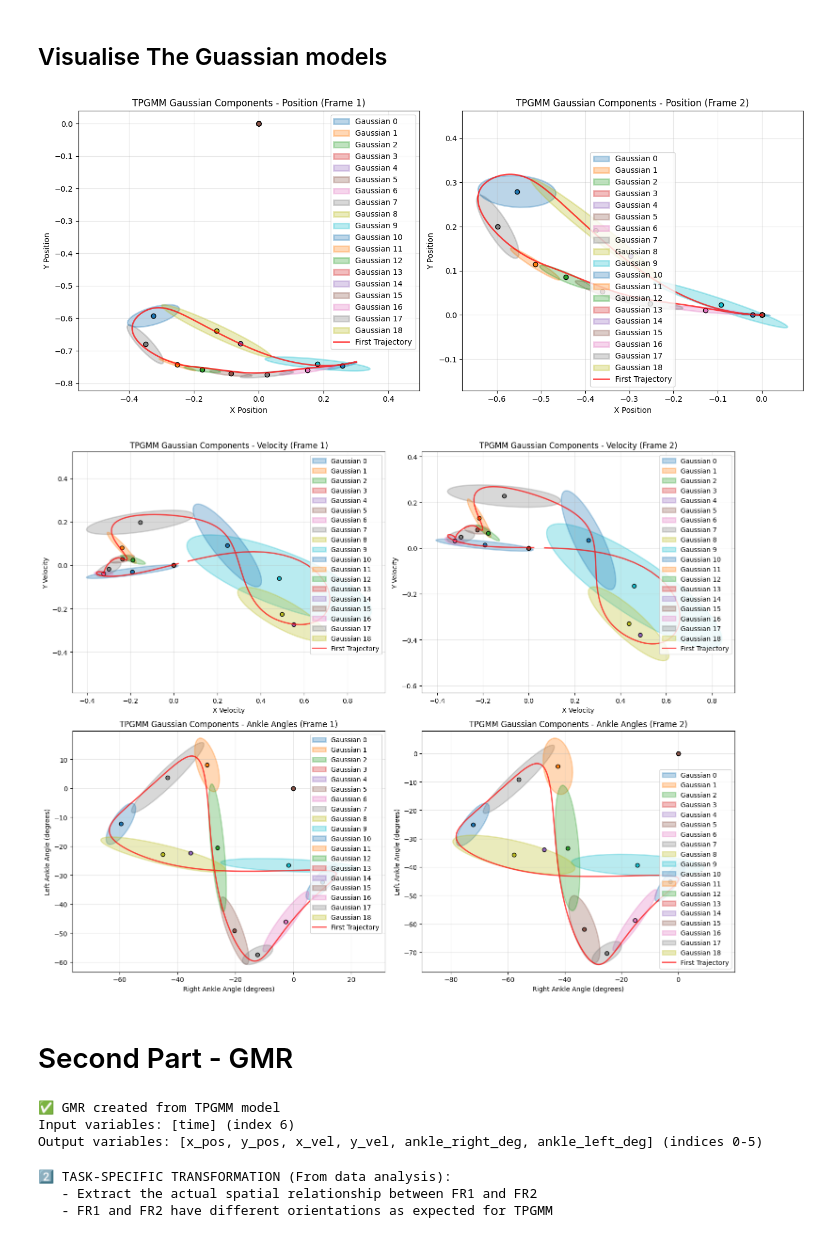
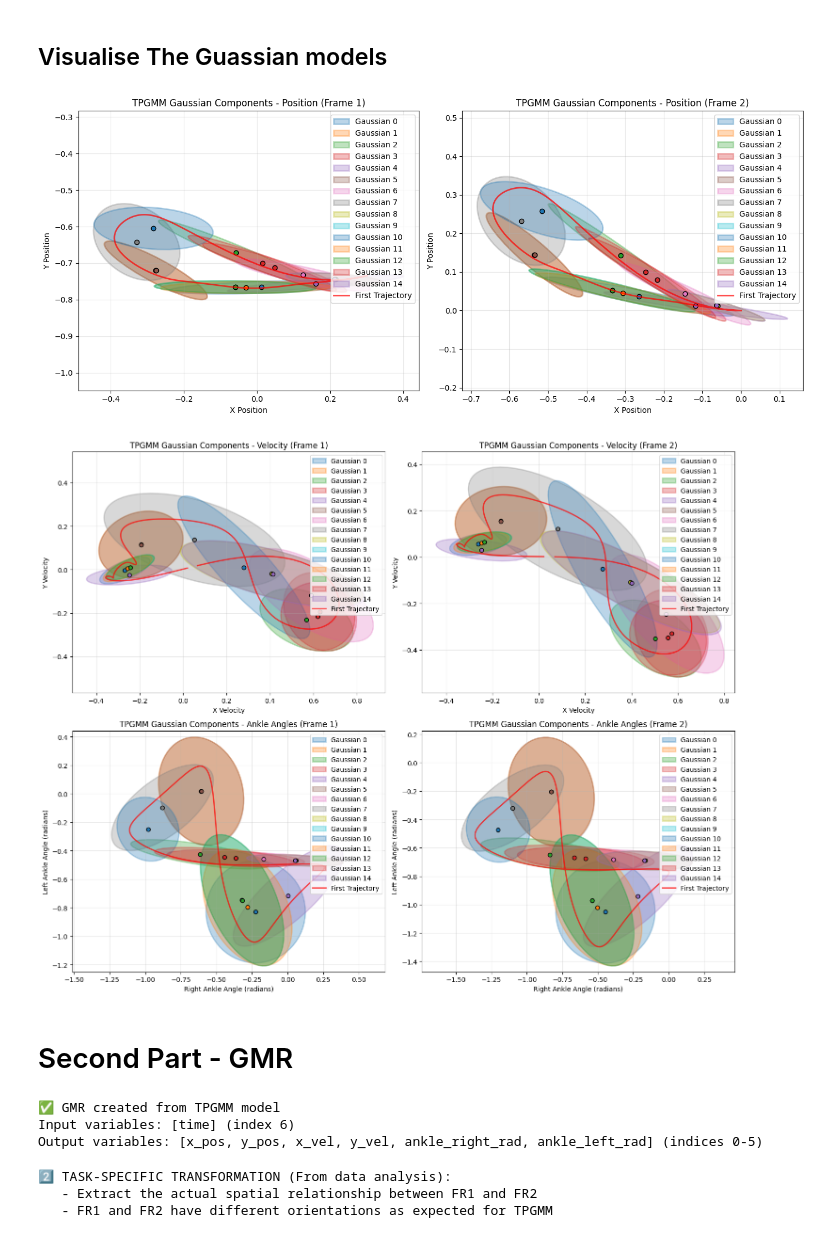
Before and after one commit to cocorock/Gait-analysis-coupled, a Jupyter notebook: TaskPaGMMM/examples/gait_example_modifiedV2.ipynb, the cells around one changed output. Cells and saved outputs as stored; diff of their text form; code cells hidden in the pictures.

```diff
--- a/TaskPaGMMM/examples/gait_example_modifiedV2.ipynb
+++ b/TaskPaGMMM/examples/gait_example_modifiedV2.ipynb
@@ -39,25 +41,27 @@ for demo_fr1, demo_fr2 in zip(fr1_data, fr2_data):
     # For FR1: right ankle position, velocity, and angle data with time
     pos_fr1 = np.array(demo_fr1['right_ankle_pos']).T  # Shape: (200, 2)
     vel_fr1 = np.array(demo_fr1['right_ankle_vel']).T  # Shape: (200, 2)
-    ankle_right_deg_fr1 = np.array(demo_fr1['ankle_right_deg']).reshape(-1, 1)  # Shape: (200, 1)
-    ankle_left_deg_fr1 = np.array(demo_fr1['ankle_left_deg']).reshape(-1, 1)   # Shape: (200, 1)
+    # Convert ankle angles from degrees to radians at the source
+    ankle_right_rad_fr1 = np.deg2rad(np.array(demo_fr1['ankle_right_deg'])).reshape(-1, 1)  # Shape: (200, 1)
+    ankle_left_rad_fr1 = np.deg2rad(np.array(demo_fr1['ankle_left_deg'])).reshape(-1, 1)   # Shape: (200, 1)
 
     # Create time vector for this demonstration
     num_steps = pos_fr1.shape[0]
     time_demo = np.linspace(0, 1, num_steps).reshape(-1, 1)
 
-    # Stack features: [x_pos, y_pos, x_vel, y_vel, ankle_right_deg, ankle_left_deg, time]
-    traj1 = np.hstack([pos_fr1, vel_fr1, ankle_right_deg_fr1, ankle_left_deg_fr1, time_demo])
+    # Stack features: [x_pos, y_pos, x_vel, y_vel, ankle_right_rad, ankle_left_rad, time]
+    traj1 = np.hstack([pos_fr1, vel_fr1, ankle_right_rad_fr1, ankle_left_rad_fr1, time_demo])
     trajectories_fr1.append(traj1)
 
     # For FR2: right ankle position, velocity, and angle data with time
     pos_fr2 = np.array(demo_fr2['right_ankle_pos']).T  # Shape: (200, 2)
     vel_fr2 = np.array(demo_fr2['right_ankle_vel']).T  # Shape: (200, 2)
-    ankle_right_deg_fr2 = np.array(demo_fr2['ankle_right_deg']).reshape(-1, 1)  # Shape: (200, 1)
-    ankle_left_deg_fr2 = np.array(demo_fr2['ankle_left_deg']).reshape(-1, 1)   # Shape: (200, 1)
+    # Convert ankle angles from degrees to radians at the source
+    ankle_right_rad_fr2 = np.deg2rad(np.array(demo_fr2['ankle_right_deg'])).reshape(-1, 1)  # Shape: (200, 1)
+    ankle_left_rad_fr2 = np.deg2rad(np.array(demo_fr2['ankle_left_deg'])).reshape(-1, 1)   # Shape: (200, 1)
 
-    # Stack features: [x_pos, y_pos, x_vel, y_vel, ankle_right_deg, ankle_left_deg, time]
-    traj2 = np.hstack([pos_fr2, vel_fr2, ankle_right_deg_fr2, ankle_left_deg_fr2, time_demo])
+    # Stack features: [x_pos, y_pos, x_vel, y_vel, ankle_right_rad, ankle_left_rad, time]
+    traj2 = np.hstack([pos_fr2, vel_fr2, ankle_right_rad_fr2, ankle_left_rad_fr2, time_demo])
     trajectories_fr2.append(traj2)
 
 # Convert lists to numpy arrays
@@ -67,7 +71,7 @@ trajectories_fr2 = np.array(trajectories_fr2)
 print(f"Trajectories FR1 shape: {trajectories_fr1.shape}")
 print(f"Trajectories FR2 shape: {trajectories_fr2.shape}")
 print(f"Number of demonstrations: {len(trajectories_fr1)}")
-print(f"Features: [x_pos, y_pos, x_vel, y_vel, ankle_right_deg, ankle_left_deg, time]")
+print(f"Features: [x_pos, y_pos, x_vel, y_vel, ankle_right_rad, ankle_left_rad, time]")
 # %% [output]
 Trajectories FR1 shape: (11, 200, 7)
 Trajectories FR2 shape: (11, 200, 7)
@@ -642,7 +646,9 @@ Fitting TPGMM
 best_n_components = None
 lowest_bic_score = float('inf')
 bic_scores = []
-n_components_range = range(3, 20)  # Test components from 3 to 14
+n_components_range = range(3, 31)  # Test components from 3 to 14
+threshold_Value = 1e-5  # Convergence threshold
+reg_factor_Value = 1e-15    # Regularization factor to avoid singularities
 
 print("Starting TPGMM model selection with corrected data...")
 print(f"Testing number of components from {min(n_components_range)} to {max(n_components_range)}")
@@ -655,7 +661,7 @@ for n_components in n_components_range:
     print(f'Fitting TPGMM with n_components={n_components}...')
 
     # Define the TPGMM model with the current n_components
-    tpgmm_temp = TPGMM(n_components=n_components, verbose=False, threshold=1e-3, reg_factor=1e-7)
+    tpgmm_temp = TPGMM(n_components=n_components, verbose=False, threshold=threshold_Value, reg_factor=reg_factor_Value)  ##<========
 
     # Fit the model with the trajectories
     print('Data check passed. Fitting the model...')
@@ -764,8 +770,7 @@ Components | BIC Score
 # %%
 print(f'\\nDefining final TPGMM with the optimal n_components={best_n_components}...')
 print("Training with corrected data (no artificial rotation)")
-tpgmm = TPGMM(n_components=best_n_components, verbose=True, reg_factor=1e-7, threshold=1e-3)
-print('Data check passed. Fitting the final model...')
+tpgmm = TPGMM(n_components=best_n_components, verbose=True, threshold=threshold_Value,  reg_factor=reg_factor_Value) ##<========
 tpgmm.fit(reshaped_trajectories)
 print("✅ Final TPGMM model trained successfully with corrected data")
 # %% [output]
@@ -821,7 +826,7 @@ axes[1].set_ylabel('Y Position')
 plt.tight_layout()
 plt.show()
 # %% [output]
-[figure, old version]
+[figure, new version]
 # %%
 # Visualize TPGMM Gaussian components for velocity and ankle angle features
 fig, axes = plt.subplots(2, 2, figsize=(15, 12))
@@ -848,38 +853,38 @@ plot_ellipsoids_2d(
 axes[0, 1].plot(trajectories_fr2[0][:, 2], trajectories_fr2[0][:, 3], 'r-', linewidth=2, alpha=0.7, label='First Trajectory')
 axes[0, 1].legend()
 axes[0, 1].set_title('TPGMM Gaussian Components - Velocity (Frame 2)')
 axes[0, 1].set_xlabel('X Velocity')
 axes[0, 1].set_ylabel('Y Velocity')
 
 # Ankle angle components (indices 4,5)
 frame_idx = 0
 plot_ellipsoids_2d(
     means=tpgmm.means_[frame_idx, :, 4:6],
     covs=tpgmm.covariances_[frame_idx, :, 4:6, 4:6],
     ax=axes[1, 0]
 )
 axes[1, 0].plot(trajectories_fr1[0][:, 4], trajectories_fr1[0][:, 5], 'r-', linewidth=2, alpha=0.7, label='First Trajectory')
 axes[1, 0].legend()
 axes[1, 0].set_title('TPGMM Gaussian Components - Ankle Angles (Frame 1)')
-axes[1, 0].set_xlabel('Right Ankle Angle (degrees)')
-axes[1, 0].set_ylabel('Left Ankle Angle (degrees)')
+axes[1, 0].set_xlabel('Right Ankle Angle (radians)')
+axes[1, 0].set_ylabel('Left Ankle Angle (radians)')
 
 frame_idx = 1
 plot_ellipsoids_2d(
     means=tpgmm.means_[frame_idx, :, 4:6],
     covs=tpgmm.covariances_[frame_idx, :, 4:6, 4:6],
     ax=axes[1, 1]
 )
 axes[1, 1].plot(trajectories_fr2[0][:, 4], trajectories_fr2[0][:, 5], 'r-', linewidth=2, alpha=0.7, label='First Trajectory')
 axes[1, 1].legend()
 axes[1, 1].set_title('TPGMM Gaussian Components - Ankle Angles (Frame 2)')
-axes[1, 1].set_xlabel('Right Ankle Angle (degrees)')
-axes[1, 1].set_ylabel('Left Ankle Angle (degrees)')
+axes[1, 1].set_xlabel('Right Ankle Angle (radians)')
+axes[1, 1].set_ylabel('Left Ankle Angle (radians)')
 
 plt.tight_layout()
 plt.show()
 # %% [output]
-[figure, old version]
+[figure, new version]
 # %% [markdown]
 # Second Part - GMR
 # %%
@@ -889,11 +894,11 @@ gmr = GaussianMixtureRegression.from_tpgmm(tpgmm, [6])  # time as input
 
 print("✅ GMR created from TPGMM model")
 print(f"Input variables: [time] (index 6)")
-print(f"Output variables: [x_pos, y_pos, x_vel, y_vel, ankle_right_deg, ankle_left_deg] (indices 0-5)")
+print(f"Output variables: [x_pos, y_pos, x_vel, y_vel, ankle_right_rad, ankle_left_rad] (indices 0-5)")
 # %% [output]
 ✅ GMR created from TPGMM model
 Input variables: [time] (index 6)
-Output variables: [x_pos, y_pos, x_vel, y_vel, ankle_right_deg, ankle_left_deg] (indices 0-5)
+Output variables: [x_pos, y_pos, x_vel, y_vel, ankle_right_rad, ankle_left_rad] (indices 0-5)
 # %%
 # CALCULATE ACTUAL FR2->FR1 TRANSFORMATION FROM DATA
 print("2️⃣ TASK-SPECIFIC TRANSFORMATION (From data analysis):")
```
Also changed, not shown: parts of 17 cells of this notebook.
